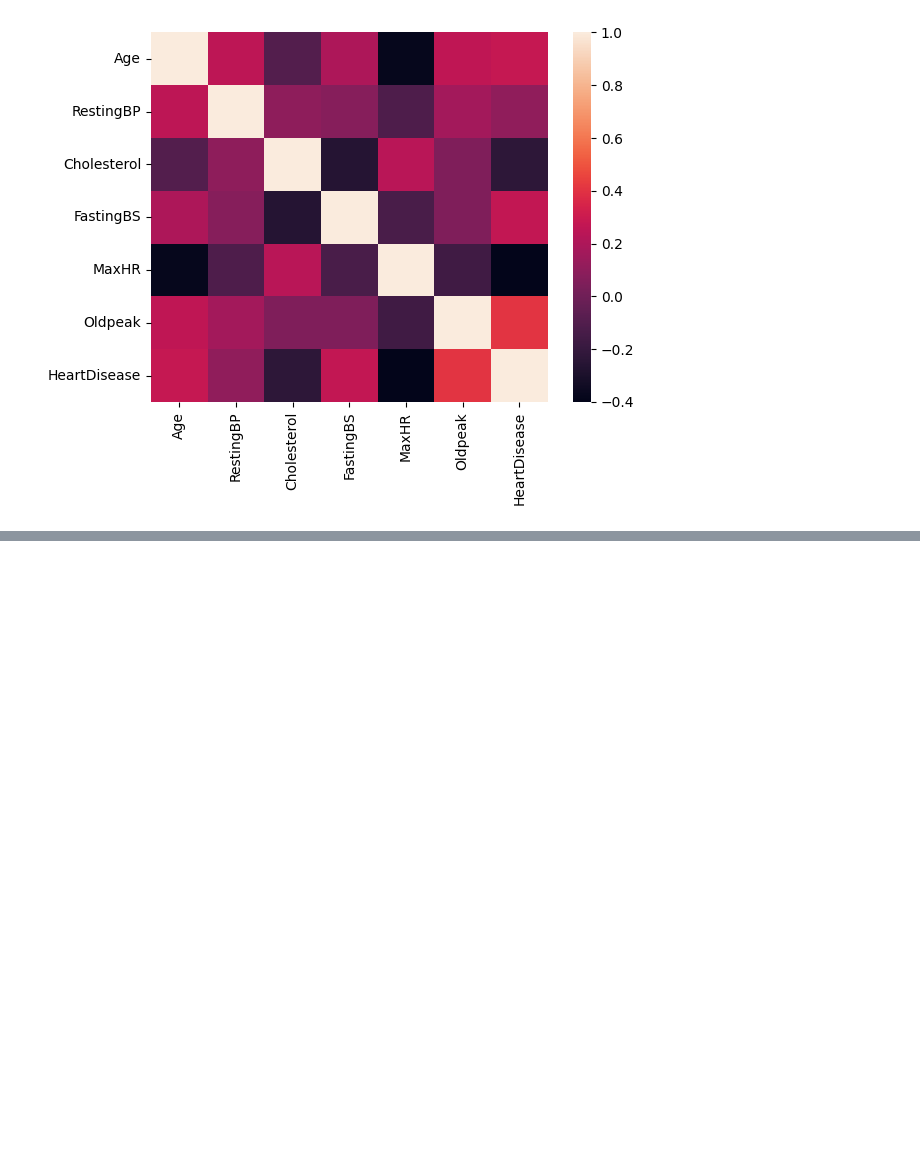
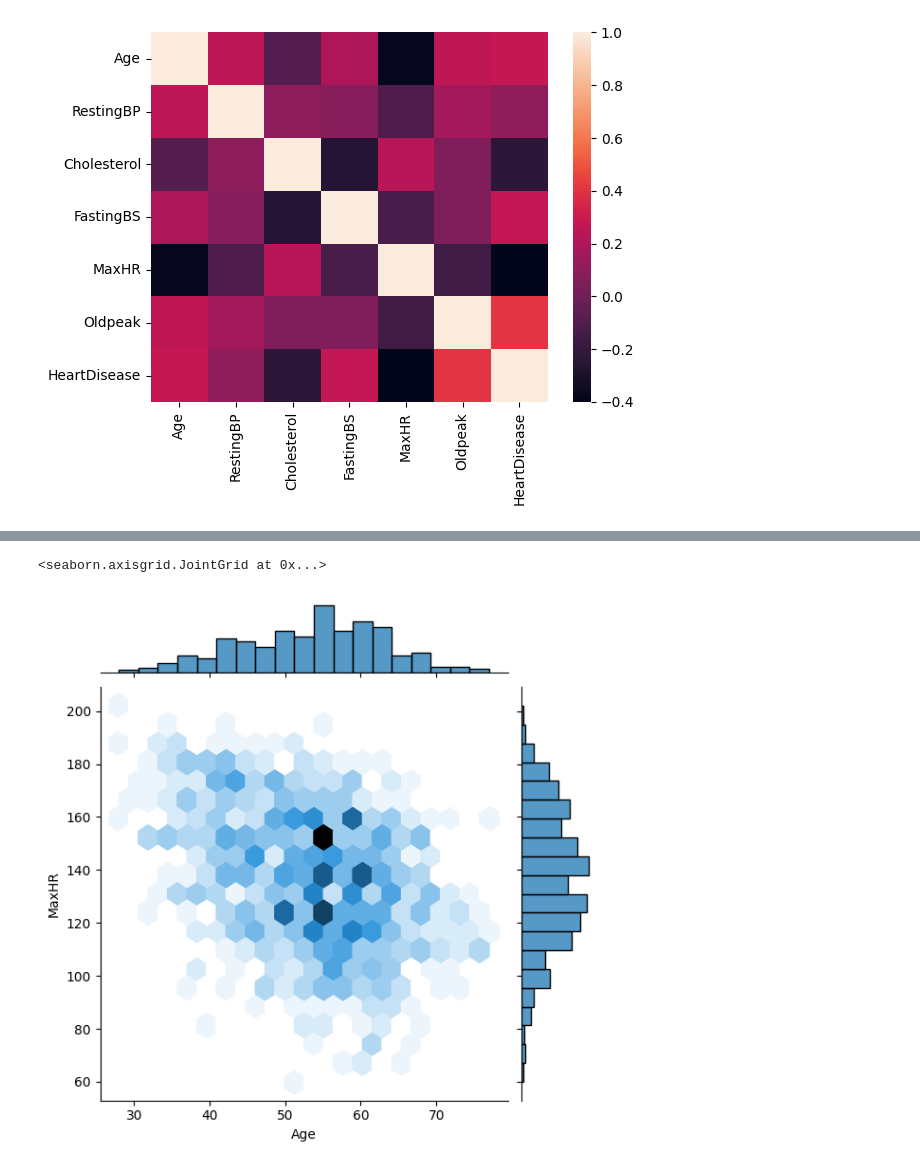
Before and after one commit to ImSowmya/Data-visualization-on-Heart-disease-dataset, a Jupyter notebook: HeartDisease-ExploratoryDataAnalysis.ipynb, the cells around one changed output, grey strips where cells are left out. Drawn from its saved outputs; the diff is of its cells as text; code cells hidden in the pictures; blank space fills up the shorter version.

```diff
--- a/HeartDisease-ExploratoryDataAnalysis.ipynb
+++ b/HeartDisease-ExploratoryDataAnalysis.ipynb
@@ -102,0 +110,5 @@ sns.heatmap(df.corr())
+# %%
+sns.jointplot(x="Age",y="MaxHR",data=df,kind="hex")
+# %% [output]
+<seaborn.axisgrid.JointGrid at 0x...>
+[figure, added]
```
Also changed, not shown: parts of 4 cells of this notebook.
